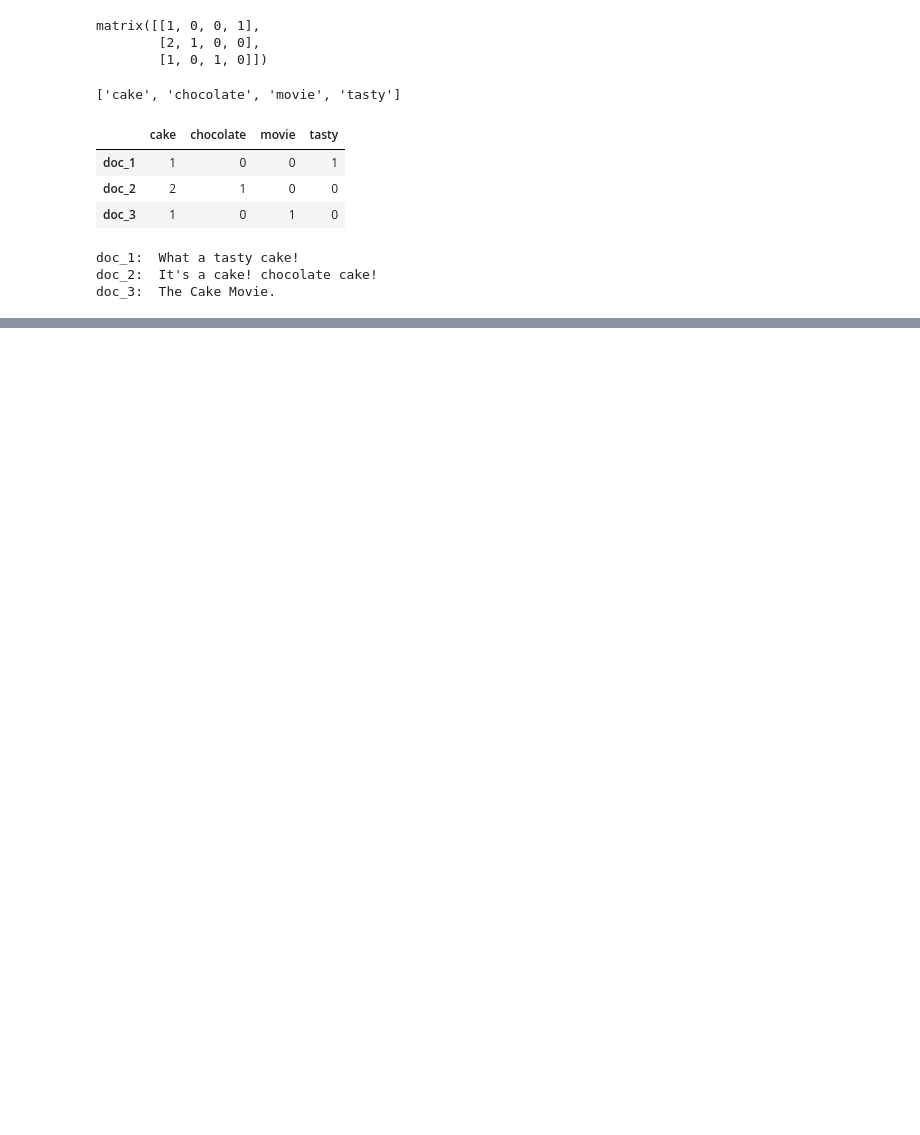
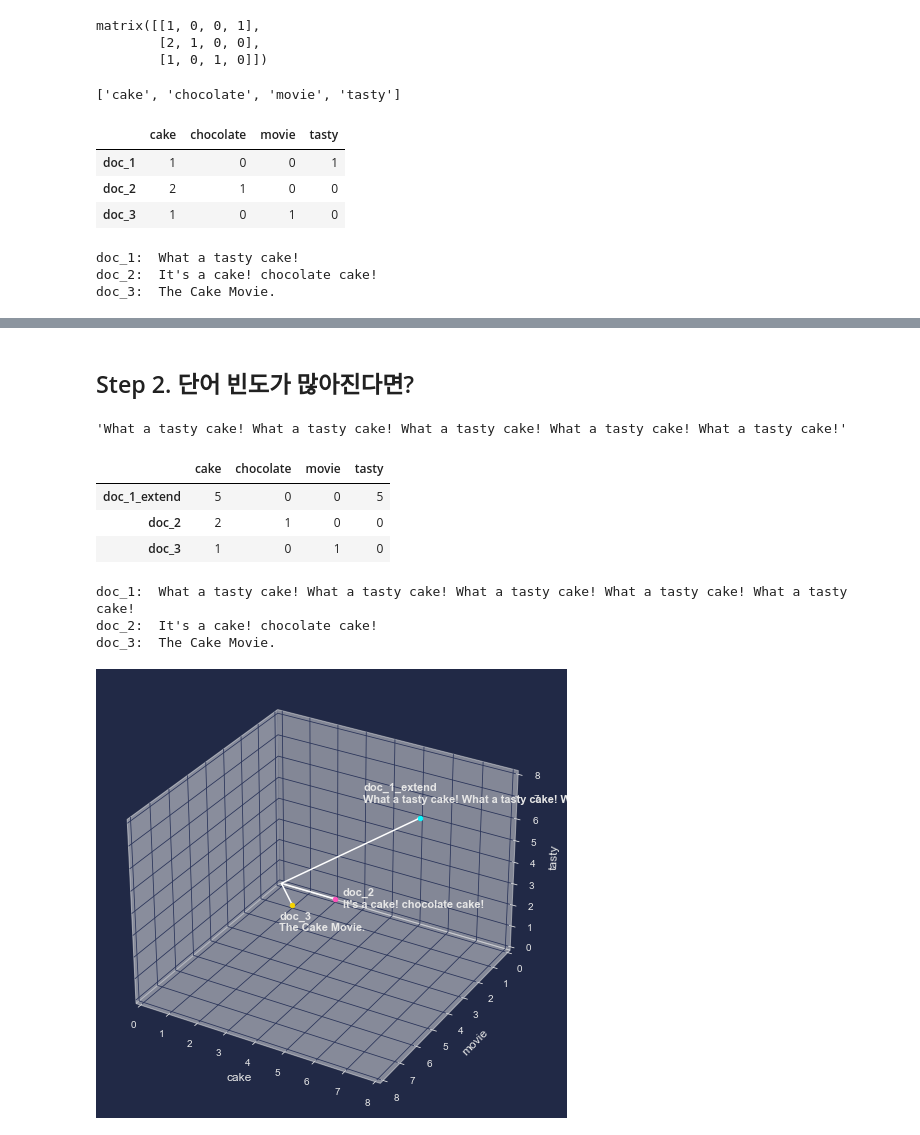
Before and after one commit to sw-song/text-analysis, a Jupyter notebook: 01_cosine_similarity.ipynb, the cells around one changed output, grey strips where cells are left out. Saved outputs shown, nothing was run; the diff lists cells and outputs as text; code cells hidden in the pictures; blank space fills up the shorter version.

```diff
--- a/01_cosine_similarity.ipynb
+++ b/01_cosine_similarity.ipynb
@@ -110,0 +164,76 @@ Text(0.5, 0, 'tasty')
+# %% [markdown]
+## Step 2. 단어 빈도가 많아진다면?
+# %%
+doc_1_extend = ' '.join([doc_1]*5)
+doc_1_extend
+# %% [output]
+'What a tasty cake! What a tasty cake! What a tasty cake! What a tasty cake! What a tasty cake!'
+# %%
+docs_with_extend = [doc_1_extend, doc_2, doc_3]
+matrix_with_extend = vectorizer.fit_transform(docs_with_extend, matrix)
+
+df_words_with_extend = pd.DataFrame(
+    data=matrix_with_extend.todense(),
+    index=['doc_1_extend','doc_2','doc_3'],
+    columns=vectorizer.get_feature_names())
+
+df_words_with_extend
+# %% [output]
+|  | cake | chocolate | movie | tasty |
+| doc_1_extend | 5 | 0 | 0 | 5 |
+| doc_2 | 2 | 1 | 0 | 0 |
+| doc_3 | 1 | 0 | 1 | 0 |
+# %%
+doc_dict_with_extend = {
+    'doc_1_extend':doc_1_extend,
+    'doc_2':doc_2,
+    'doc_3':doc_3,
+}
+print('doc_1: ',doc_dict_with_extend['doc_1_extend'])
+print('doc_2: ',doc_dict_with_extend['doc_2'])
+print('doc_3: ',doc_dict_with_extend['doc_3'])
+# %% [output]
+doc_1:  What a tasty cake! What a tasty cake! What a tasty cake! What a tasty cake! What a tasty cake!
+doc_2:  It's a cake! chocolate cake!
+doc_3:  The Cake Movie.
+# %%
+x_label = 'cake'
+y_label = 'movie'
+z_label = 'tasty'
+
+fig = plt.figure(figsize=(8,8))
+ax = fig.add_subplot(projection='3d')
+
+for i, df_word in df_words_with_extend.iterrows():
+    x = df_word[x_label]
+    y = df_word[y_label]
+    z = df_word[z_label]
+    vec_len = np.linalg.norm(np.array([x,y,z]))
+    ax.quiver(0,0,0,x,y,z,
+              arrow_length_ratio=0.1/vec_len)
+
+    if i=='doc_1_extend':
+        text_loc = ((x-2), y, (z))
+    if i=='doc_2':
+        text_loc = ((x+0.3), y, (z-0.3))
+    if i=='doc_3':
+        text_loc = ((x-0.5), y, (z-1.5))
+    ax.text(*text_loc,
+            s=f'{i}\n{doc_dict_with_extend[i]}',
+            size=11,
+            fontweight='bold')
+    ax.scatter(x,y,z)
+
+
+ax.set_xlim(0,8)
+ax.set_ylim(8,0)
+ax.set_zlim(0,8)
+
+
+ax.set_xlabel(x_label, fontsize=12)
+ax.set_ylabel(y_label, fontsize=12)
+ax.set_zlabel(z_label, fontsize=12)
+
+plt.show()
+# %% [output]
+[figure, added]
```
Also changed, not shown: parts of 43 cells of this notebook.
